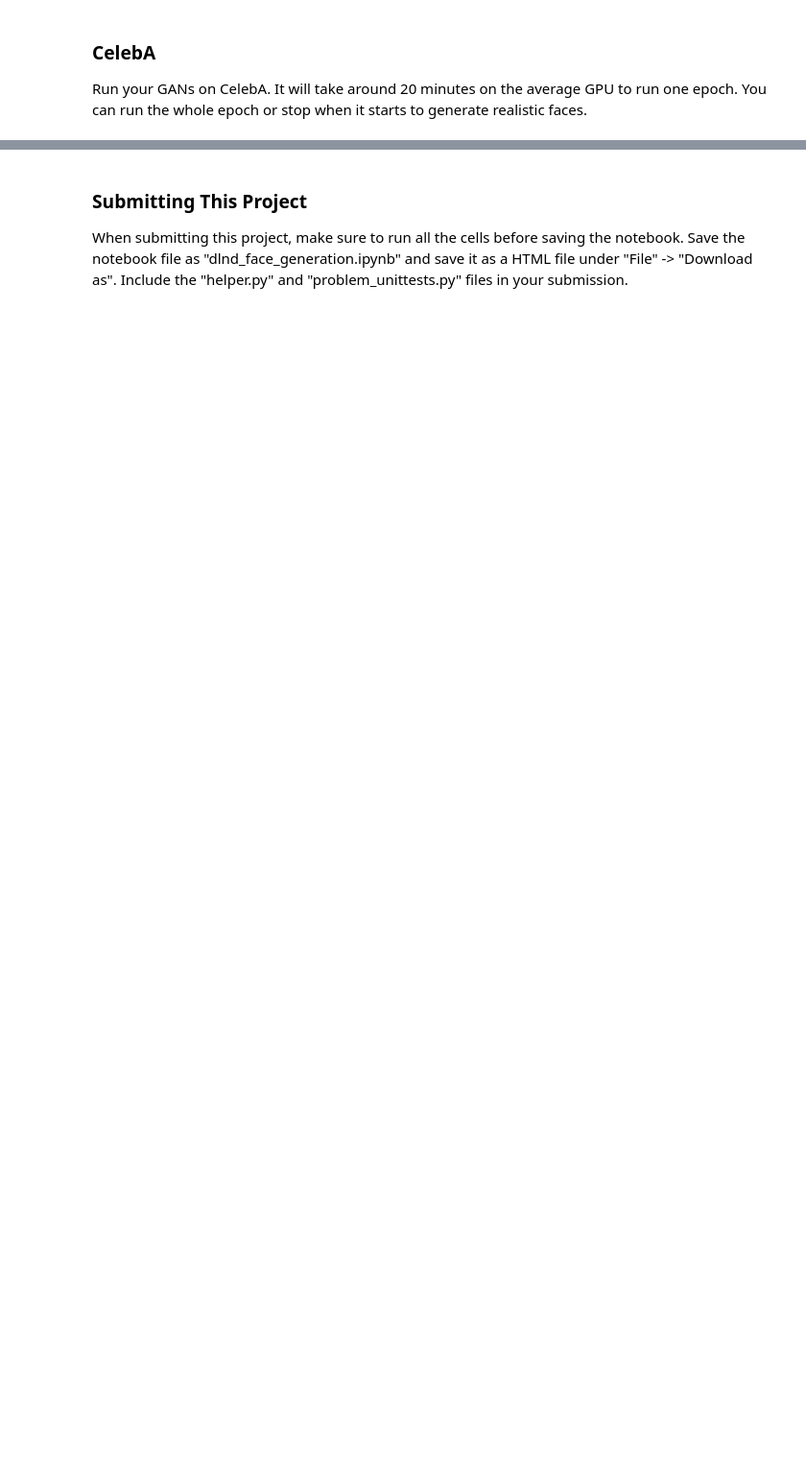
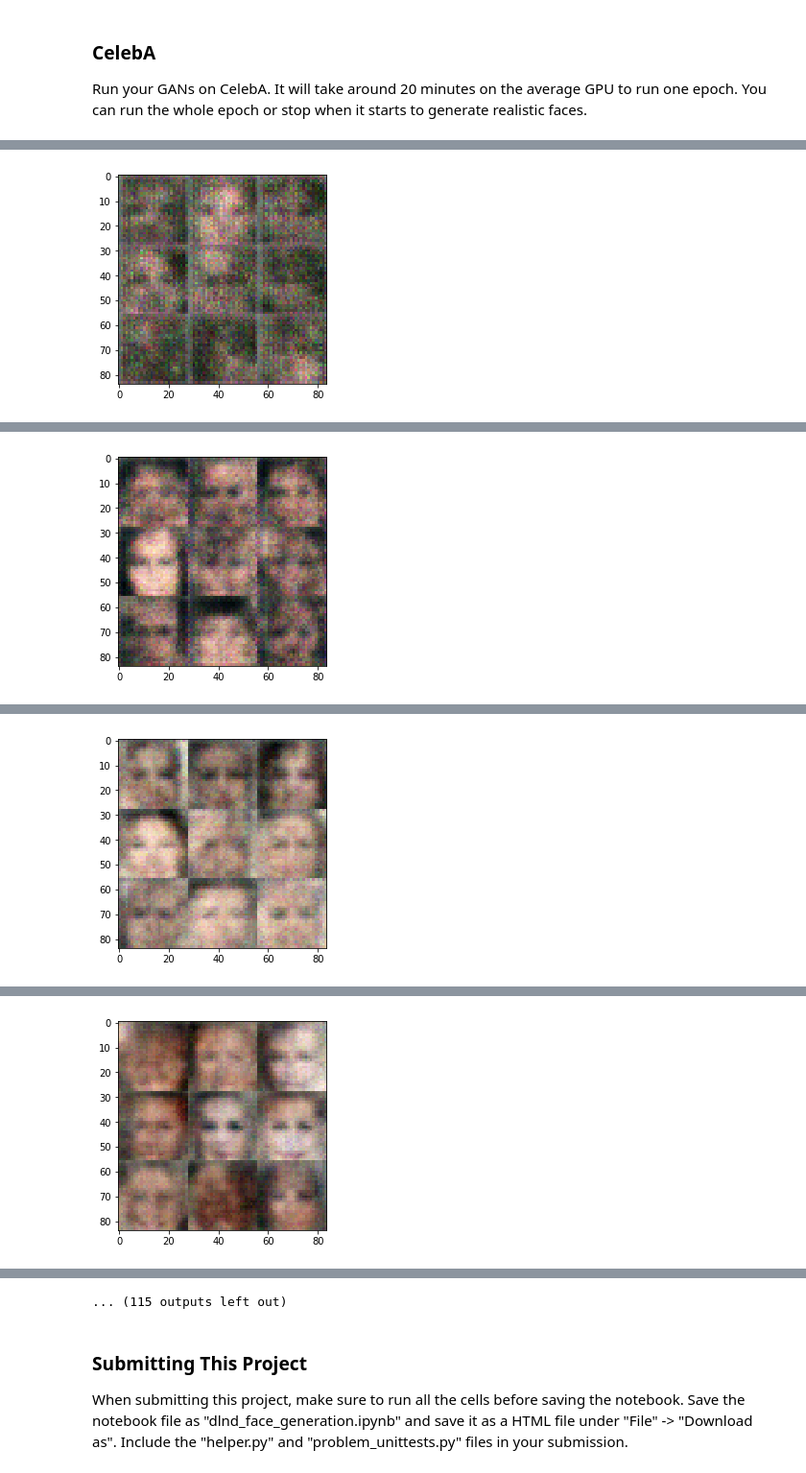
Before and after one commit to YudaiFurukawa/face_generation, a Jupyter notebook: dlnd_face_generation.ipynb, the cells around one changed output, grey strips where cells are left out. Shown at 96% size. Cells and saved outputs as stored; diff of their text form; code cells hidden in the pictures; blank space fills up the shorter version.

```diff
--- a/dlnd_face_generation.ipynb
+++ b/dlnd_face_generation.ipynb
@@ -438,10 +452,10 @@ Caused by op 'generator/conv2d_transpose/conv2d_transpose_2', defined at:
 ### CelebA
 Run your GANs on CelebA.  It will take around 20 minutes on the average GPU to run one epoch.  You can run the whole epoch or stop when it starts to generate realistic faces.
 # %%
-batch_size = 10
-z_dim = 10
-learning_rate = 0.01
-beta1 = 0.01
+batch_size = 32
+z_dim = 200
+learning_rate = 0.0002
+beta1 = 0.3
 
 
 """
@@ -469,0 +481 @@ Tensor("discriminator_1/dense/BiasAdd:0", shape=(?, 1), dtype=float32) logit
+[figure, added]
@@ -473,0 +492 @@ Caused by op 'gradients/discriminator/conv2d_2/Conv2D_grad/Conv2DBackpropInput',
+[figure, added]
@@ -473,0 +503 @@ Caused by op 'gradients/discriminator/conv2d_2/Conv2D_grad/Conv2DBackpropInput',
+[figure, added]
@@ -473,0 +514 @@ Caused by op 'gradients/discriminator/conv2d_2/Conv2D_grad/Conv2DBackpropInput',
+[figure, added]
@@ -474,3 +537,4 @@ Caused by op 'gradients/discriminator/conv2d_2/Conv2D_grad/Conv2DBackpropInput',
+... (115 outputs left out)
 # %% [markdown]
 ### Submitting This Project
 When submitting this project, make sure to run all the cells before saving the notebook. Save the notebook file as "dlnd_face_generation.ipynb" and save it as a HTML file under "File" -> "Download as". Include the "helper.py" and "problem_unittests.py" files in your submission.
```
Also changed, not shown: parts of 7 cells of this notebook, 2 other files.
